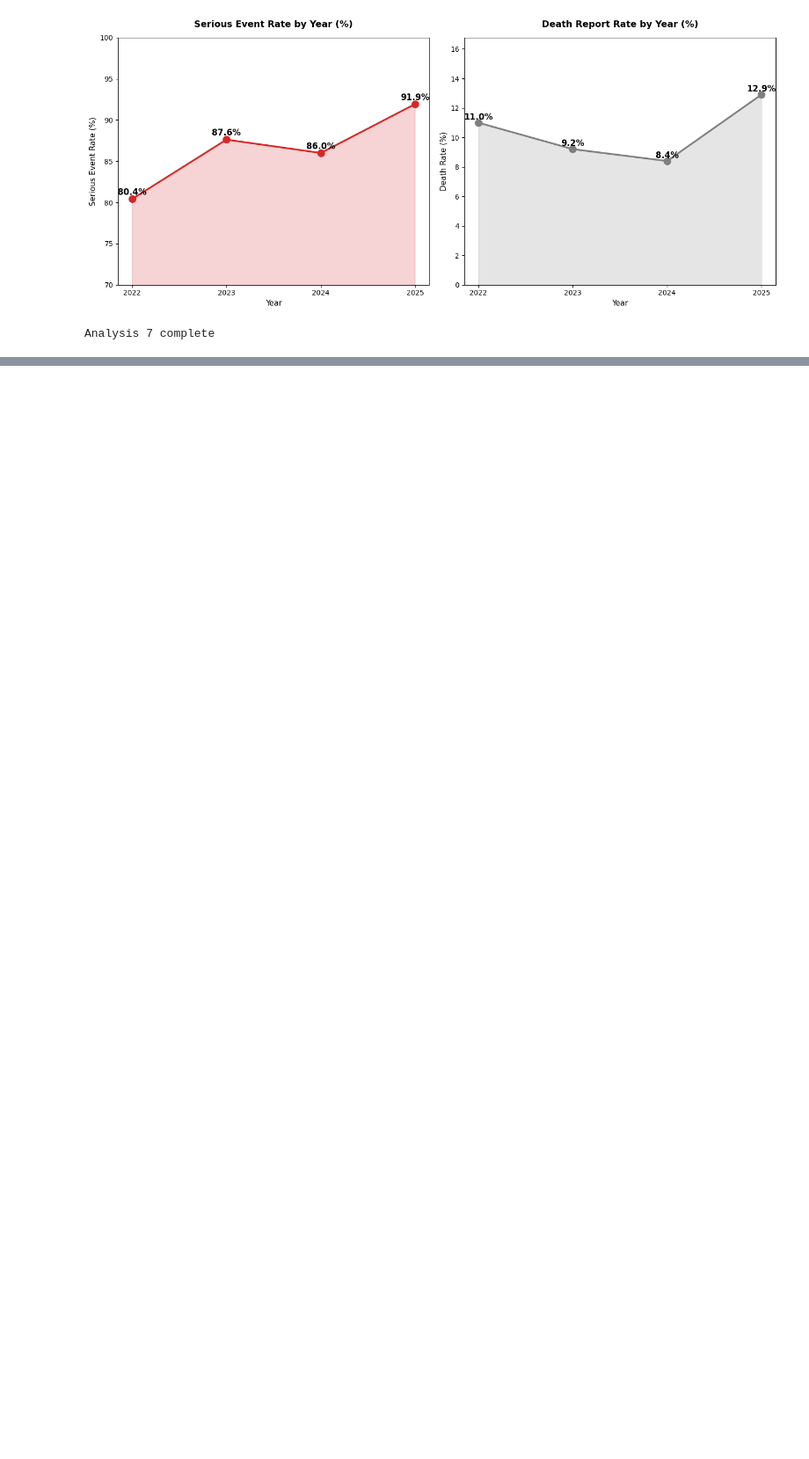
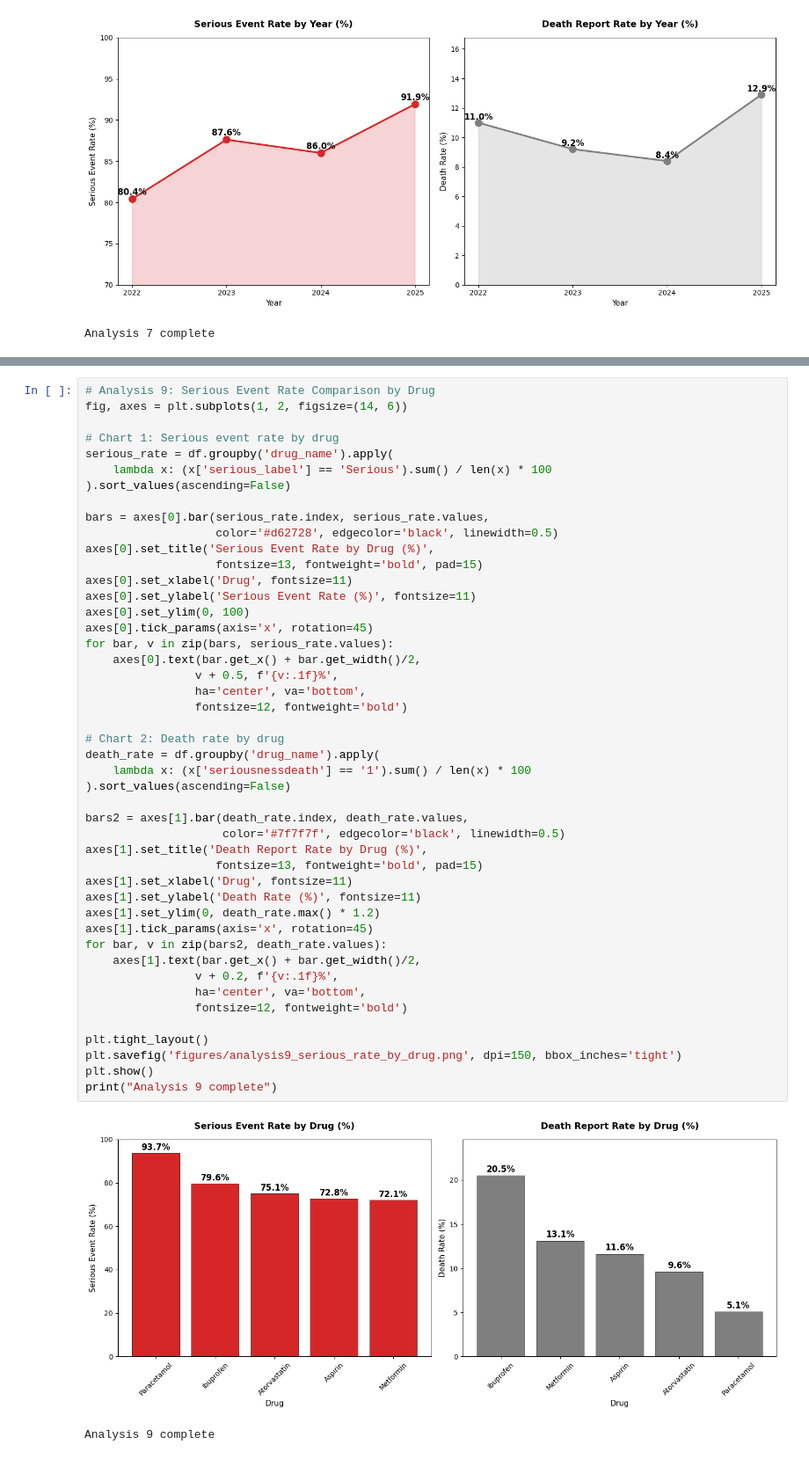
Before and after one commit to Kingsley-Eboh/fda-adverse-events-analysis, a Jupyter notebook: fda_adverse_events_analysis.ipynb, the cells around one changed output, grey strips where cells are left out. Shown at 88% size. Saved outputs shown, nothing was run; the diff lists cells and outputs as text; blank space fills up the shorter version.

```diff
--- a/fda_adverse_events_analysis.ipynb
+++ b/fda_adverse_events_analysis.ipynb
@@ -691,0 +731,49 @@ print(df.groupby(['year', 'month']).size())
+# %%
+# Analysis 9: Serious Event Rate Comparison by Drug
+fig, axes = plt.subplots(1, 2, figsize=(14, 6))
+
+# Chart 1: Serious event rate by drug
+serious_rate = df.groupby('drug_name').apply(
+    lambda x: (x['serious_label'] == 'Serious').sum() / len(x) * 100
+).sort_values(ascending=False)
+
+bars = axes[0].bar(serious_rate.index, serious_rate.values,
+                   color='#d62728', edgecolor='black', linewidth=0.5)
+axes[0].set_title('Serious Event Rate by Drug (%)',
+                   fontsize=13, fontweight='bold', pad=15)
+axes[0].set_xlabel('Drug', fontsize=11)
+axes[0].set_ylabel('Serious Event Rate (%)', fontsize=11)
+axes[0].set_ylim(0, 100)
+axes[0].tick_params(axis='x', rotation=45)
+for bar, v in zip(bars, serious_rate.values):
+    axes[0].text(bar.get_x() + bar.get_width()/2,
+                v + 0.5, f'{v:.1f}%',
+                ha='center', va='bottom',
+                fontsize=12, fontweight='bold')
+
+# Chart 2: Death rate by drug
+death_rate = df.groupby('drug_name').apply(
+    lambda x: (x['seriousnessdeath'] == '1').sum() / len(x) * 100
+).sort_values(ascending=False)
+
+bars2 = axes[1].bar(death_rate.index, death_rate.values,
+                    color='#7f7f7f', edgecolor='black', linewidth=0.5)
+axes[1].set_title('Death Report Rate by Drug (%)',
+                   fontsize=13, fontweight='bold', pad=15)
+axes[1].set_xlabel('Drug', fontsize=11)
+axes[1].set_ylabel('Death Rate (%)', fontsize=11)
+axes[1].set_ylim(0, death_rate.max() * 1.2)
+axes[1].tick_params(axis='x', rotation=45)
+for bar, v in zip(bars2, death_rate.values):
+    axes[1].text(bar.get_x() + bar.get_width()/2,
+                v + 0.2, f'{v:.1f}%',
+                ha='center', va='bottom',
+                fontsize=12, fontweight='bold')
+
+plt.tight_layout()
+plt.savefig('figures/analysis9_serious_rate_by_drug.png', dpi=150, bbox_inches='tight')
+plt.show()
+print("Analysis 9 complete")
+# %% [output]
+[figure, added]
+Analysis 9 complete
```
Also changed, not shown: parts of 5 cells of this notebook, 2 other files.
